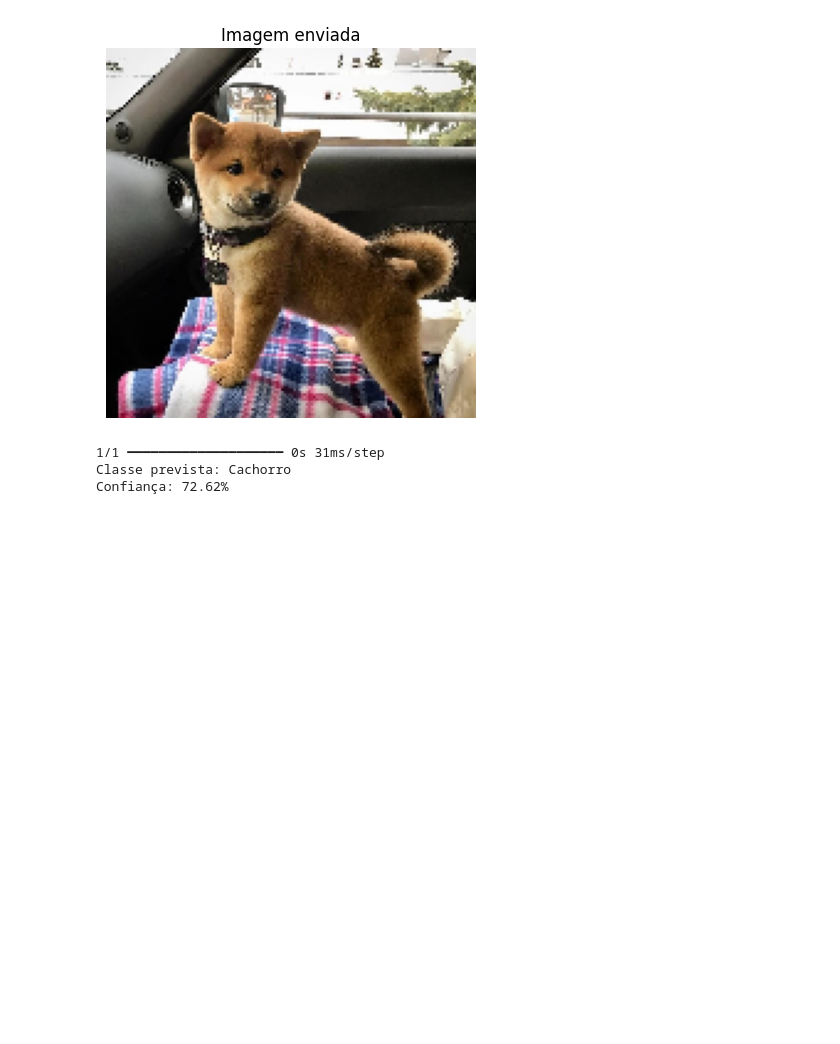
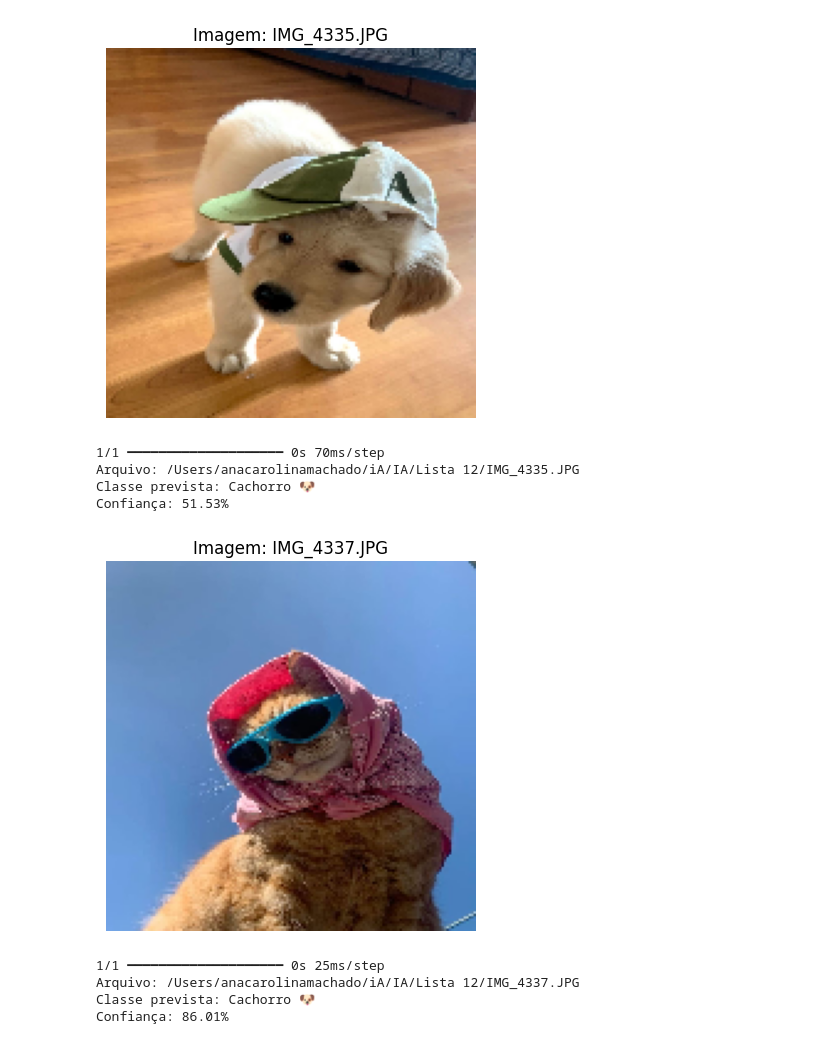
Before and after one commit to acmachado48/IA, a Jupyter notebook: Lista 12/cnn.ipynb, the cells around one changed output. Saved outputs shown, nothing was run; the diff lists cells and outputs as text; code cells hidden in the pictures; blank space fills up the shorter version.

Commit message:
Atualiza notebook cnn da Lista 12

```diff
--- a/Lista 12/cnn.ipynb
+++ b/Lista 12/cnn.ipynb
@@ -13,11 +13,11 @@ from tensorflow.keras.preprocessing.image import ImageDataGenerator
 # --- 1. PREPARAÇÃO DOS DADOS ---
 
 # Caminhos originais
-orig_cat = "/Users/anacarolinamachado/iA/Lista 12/archive/PetImages/Cat"
-orig_dog = "/Users/anacarolinamachado/iA/Lista 12/archive/PetImages/Dog"
+orig_cat = "/Users/anacarolinamachado/iA/IA/Lista 12/archive/PetImages/Cat"
+orig_dog = "/Users/anacarolinamachado/iA/IA/Lista 12/archive/PetImages/Dog"
 
 # Base de destino
-base_dir = "/Users/anacarolinamachado/iA/Lista 12/dataset_500"
+base_dir = "/Users/anacarolinamachado/iA/IA/Lista 12/dataset_500"
 
 # Cria estrutura de diretórios
 for split in ['train', 'val', 'test']:
@@ -166,34 +167,44 @@ weighted avg       0.75      0.75      0.75       871
 # %%
+
 from tensorflow.keras.preprocessing import image
 import numpy as np
 import matplotlib.pyplot as plt
 
-# Defina o caminho da imagem nova que você quer testar
-path = "/Users/anacarolinamachado/iA/Lista 12/IMG_4336.JPG"
 
-# Carrega a imagem e mostra na tela
-img = image.load_img(path, target_size=(150, 150))
-plt.imshow(img)
-plt.axis('off')
-plt.title('Imagem enviada')
-plt.show()
+# Caminhos das imagens
+path1 = "/Users/anacarolinamachado/iA/IA/Lista 12/IMG_4335.JPG"
+path2 = "/Users/anacarolinamachado/iA/IA/Lista 12/IMG_4337.JPG"
 
-# Pré-processamento: redimensiona e normaliza
-img_array = image.img_to_array(img) / 255.0
-img_array = np.expand_dims(img_array, axis=0)
+# Função para processar e prever a imagem
+def testar_imagem(path):
+    img = image.load_img(path, target_size=(150, 150))
+    plt.imshow(img)
+    plt.axis('off')
+    plt.title(f'Imagem: {path.split("/")[-1]}')
+    plt.show()
 
-# Realiza a predição
-prediction = model.predict(img_array)[0][0]
+    img_array = image.img_to_array(img) / 255.0
+    img_array = np.expand_dims(img_array, axis=0)
 
-# Interpreta a saída do modelo
-classe = 'Cachorro' if prediction >= 0.5 else 'Gato'
-confianca = prediction if prediction >= 0.5 else 1 - prediction
+    pred = model.predict(img_array)[0][0]
+    classe = 'Cachorro 🐶' if pred >= 0.5 else 'Gato 🐱'
+    confianca = pred if pred >= 0.5 else 1 - pred
 
-# Exibe resultado
-print(f'Classe prevista: {classe}')
-print(f'Confiança: {confianca * 100:.2f}%')
+    print(f'Arquivo: {path}')
+    print(f'Classe prevista: {classe}')
+    print(f'Confiança: {confianca * 100:.2f}%\n')
+
+# Testa as duas imagens
+testar_imagem(path1)
+testar_imagem(path2)
 # %% [output]
-[figure, old version]
+[figure, new version]
-1/1 ━━━━━━━━━━━━━━━━━━━━ 0s 31ms/step
-Classe prevista: Cachorro
-Confiança: 72.62%
+1/1 ━━━━━━━━━━━━━━━━━━━━ 0s 70ms/step
+Arquivo: /Users/anacarolinamachado/iA/IA/Lista 12/IMG_4335.JPG
+Classe prevista: Cachorro 🐶
+Confiança: 51.53%
+[figure, added]
+1/1 ━━━━━━━━━━━━━━━━━━━━ 0s 25ms/step
+Arquivo: /Users/anacarolinamachado/iA/IA/Lista 12/IMG_4337.JPG
+Classe prevista: Cachorro 🐶
+Confiança: 86.01%
```
Also changed, not shown: parts of 3 cells of this notebook.
